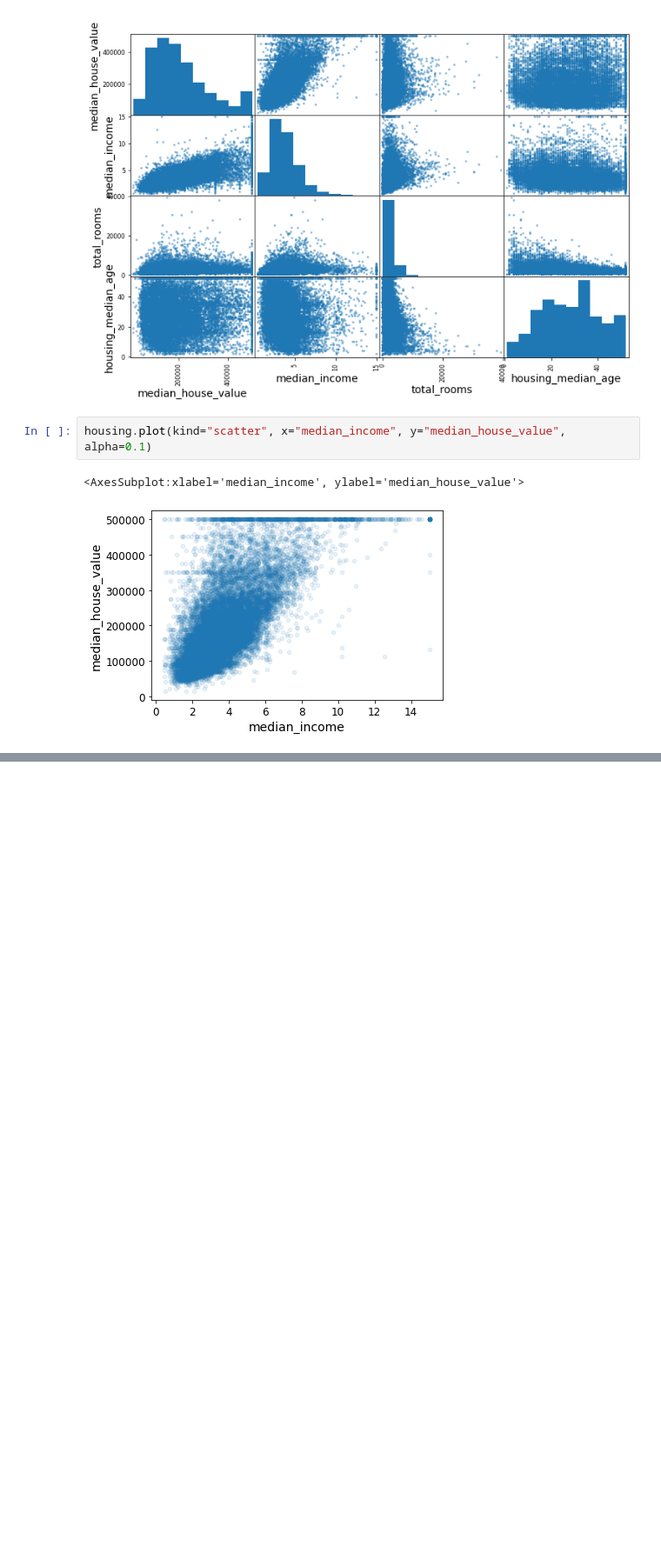
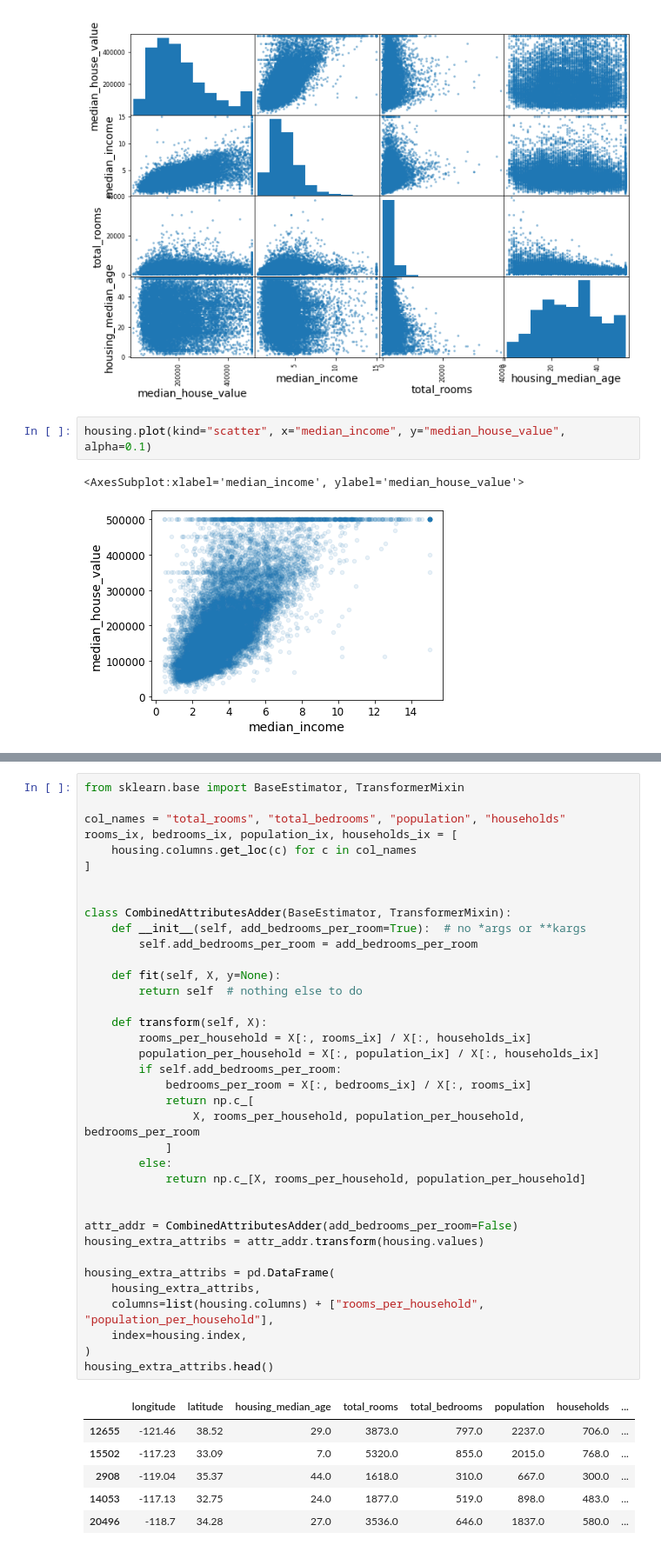
Before and after one commit to stevelorenz/programming-playground, a Jupyter notebook: machine_learning/hands_on_machine_learning_with_scikit_learn_tensorflow/02.ipynb, the cells around one changed output, grey strips where cells are left out. Shown: that part at 87% size. Cells and saved outputs as stored; diff of their text form; blank space fills up the shorter version.

```diff
--- a/machine_learning/hands_on_machine_learning_with_scikit_learn_tensorflow/02.ipynb
+++ b/machine_learning/hands_on_machine_learning_with_scikit_learn_tensorflow/02.ipynb
@@ -283,0 +359,44 @@ housing.plot(kind="scatter", x="median_income", y="median_house_value", alpha=0.
+# %%
+from sklearn.base import BaseEstimator, TransformerMixin
+
+col_names = "total_rooms", "total_bedrooms", "population", "households"
+rooms_ix, bedrooms_ix, population_ix, households_ix = [
+    housing.columns.get_loc(c) for c in col_names
+]
+
+
+class CombinedAttributesAdder(BaseEstimator, TransformerMixin):
+    def __init__(self, add_bedrooms_per_room=True):  # no *args or **kargs
+        self.add_bedrooms_per_room = add_bedrooms_per_room
+
+    def fit(self, X, y=None):
+        return self  # nothing else to do
+
+    def transform(self, X):
+        rooms_per_household = X[:, rooms_ix] / X[:, households_ix]
+        population_per_household = X[:, population_ix] / X[:, households_ix]
+        if self.add_bedrooms_per_room:
+            bedrooms_per_room = X[:, bedrooms_ix] / X[:, rooms_ix]
+            return np.c_[
+                X, rooms_per_household, population_per_household, bedrooms_per_room
+            ]
+        else:
+            return np.c_[X, rooms_per_household, population_per_household]
+
+
+attr_addr = CombinedAttributesAdder(add_bedrooms_per_room=False)
+housing_extra_attribs = attr_addr.transform(housing.values)
+
+housing_extra_attribs = pd.DataFrame(
+    housing_extra_attribs,
+    columns=list(housing.columns) + ["rooms_per_household", "population_per_household"],
+    index=housing.index,
+)
+housing_extra_attribs.head()
+# %% [output]
+|  | longitude | latitude | housing_median_age | total_rooms | total_bedrooms | population | households | ... |
+| 12655 | -121.46 | 38.52 | 29.0 | 3873.0 | 797.0 | 2237.0 | 706.0 | ... |
+| 15502 | -117.23 | 33.09 | 7.0 | 5320.0 | 855.0 | 2015.0 | 768.0 | ... |
+| 2908 | -119.04 | 35.37 | 44.0 | 1618.0 | 310.0 | 667.0 | 300.0 | ... |
+| 14053 | -117.13 | 32.75 | 24.0 | 1877.0 | 519.0 | 898.0 | 483.0 | ... |
+| 20496 | -118.7 | 34.28 | 27.0 | 3536.0 | 646.0 | 1837.0 | 580.0 | ... |
```
Also changed, not shown: parts of 13 cells of this notebook.
